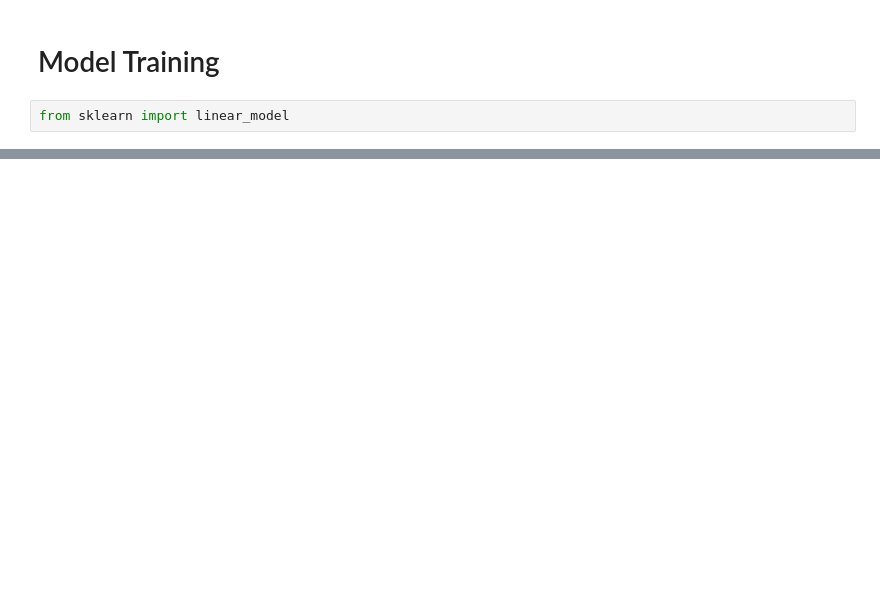
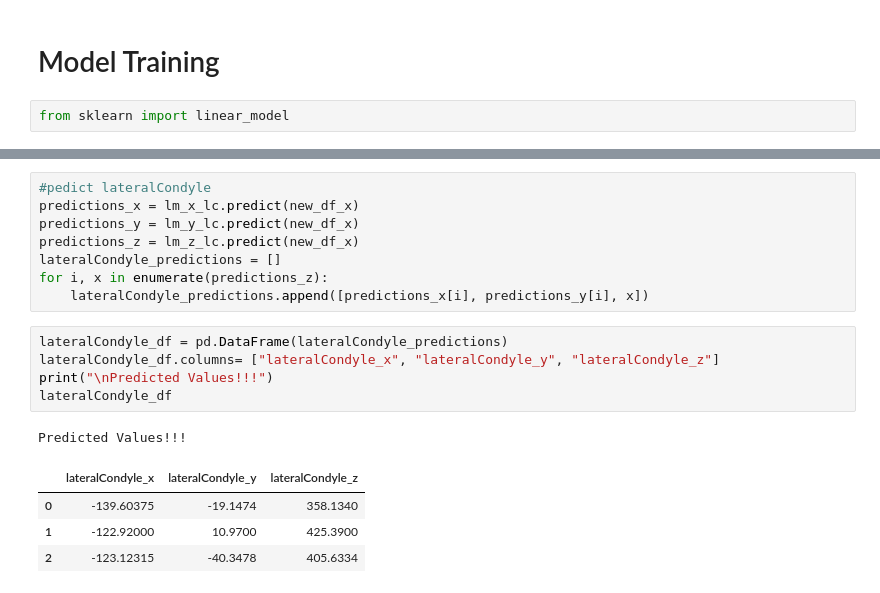
Before and after one commit to raminrafi/Regression-Model---Detection-of-Landmarks-on-Knee-Joints-Using-CSV-Data, a Jupyter notebook: Regression-csv.ipynb, the cells around one changed output, grey strips where cells are left out. Cells and saved outputs as stored; diff of their text form; blank space fills up the shorter version.

```diff
--- a/Regression-csv.ipynb
+++ b/Regression-csv.ipynb
@@ -226,0 +328,19 @@ predictions_x, predictions_y, predictions_z
+# %%
+#pedict lateralCondyle
+predictions_x = lm_x_lc.predict(new_df_x)
+predictions_y = lm_y_lc.predict(new_df_x)
+predictions_z = lm_z_lc.predict(new_df_x)
+lateralCondyle_predictions = []
+for i, x in enumerate(predictions_z):
+    lateralCondyle_predictions.append([predictions_x[i], predictions_y[i], x])
+# %%
+lateralCondyle_df = pd.DataFrame(lateralCondyle_predictions)
+lateralCondyle_df.columns= ["lateralCondyle_x", "lateralCondyle_y", "lateralCondyle_z"]
+print("\nPredicted Values!!!")
+lateralCondyle_df
+# %% [output]
+Predicted Values!!!
+|  | lateralCondyle_x | lateralCondyle_y | lateralCondyle_z |
+| 0 | -139.60375 | -19.1474 | 358.1340 |
+| 1 | -122.92000 | 10.9700 | 425.3900 |
+| 2 | -123.12315 | -40.3478 | 405.6334 |
```
Also changed, not shown: parts of 45 cells of this notebook, 4 other files.
